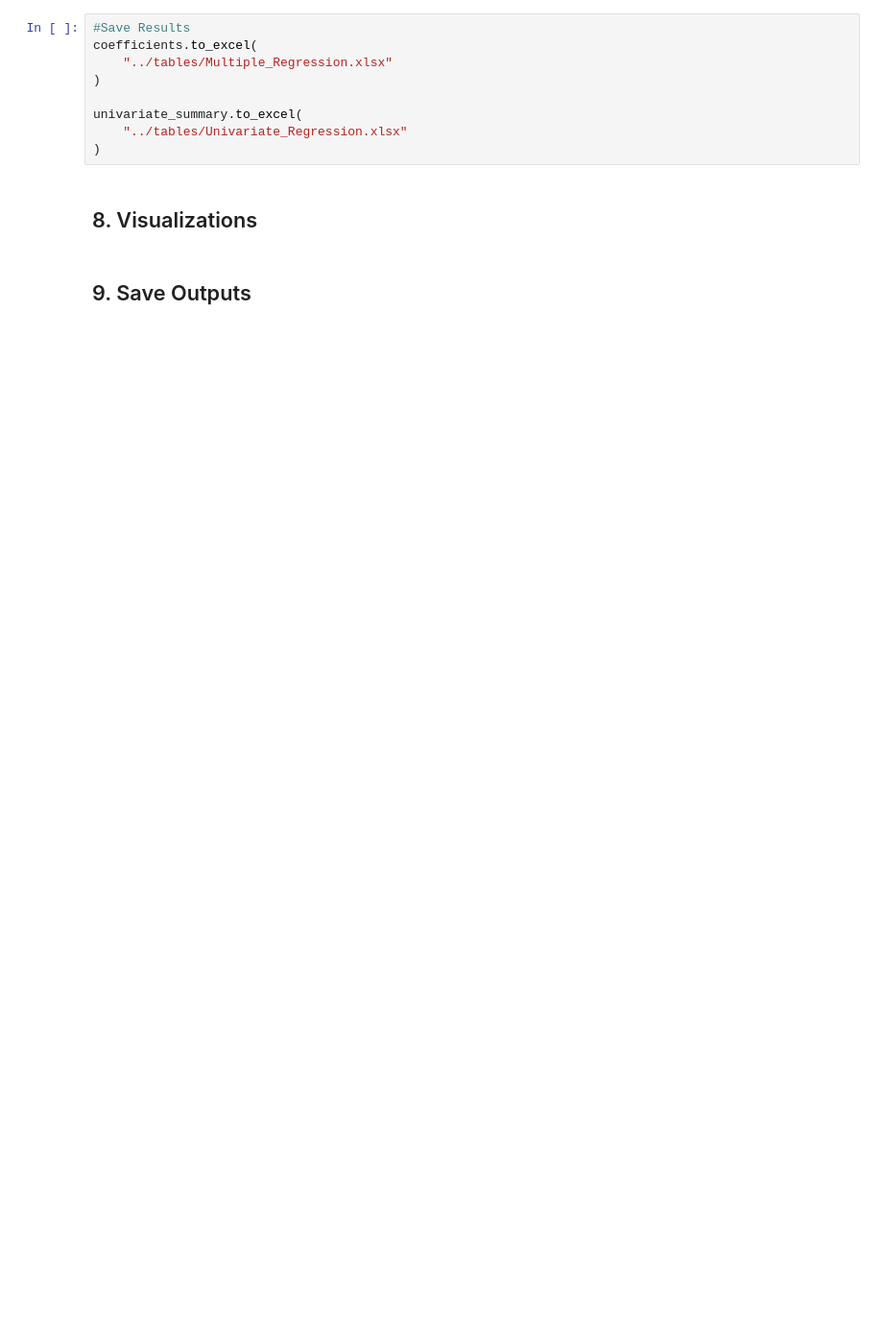
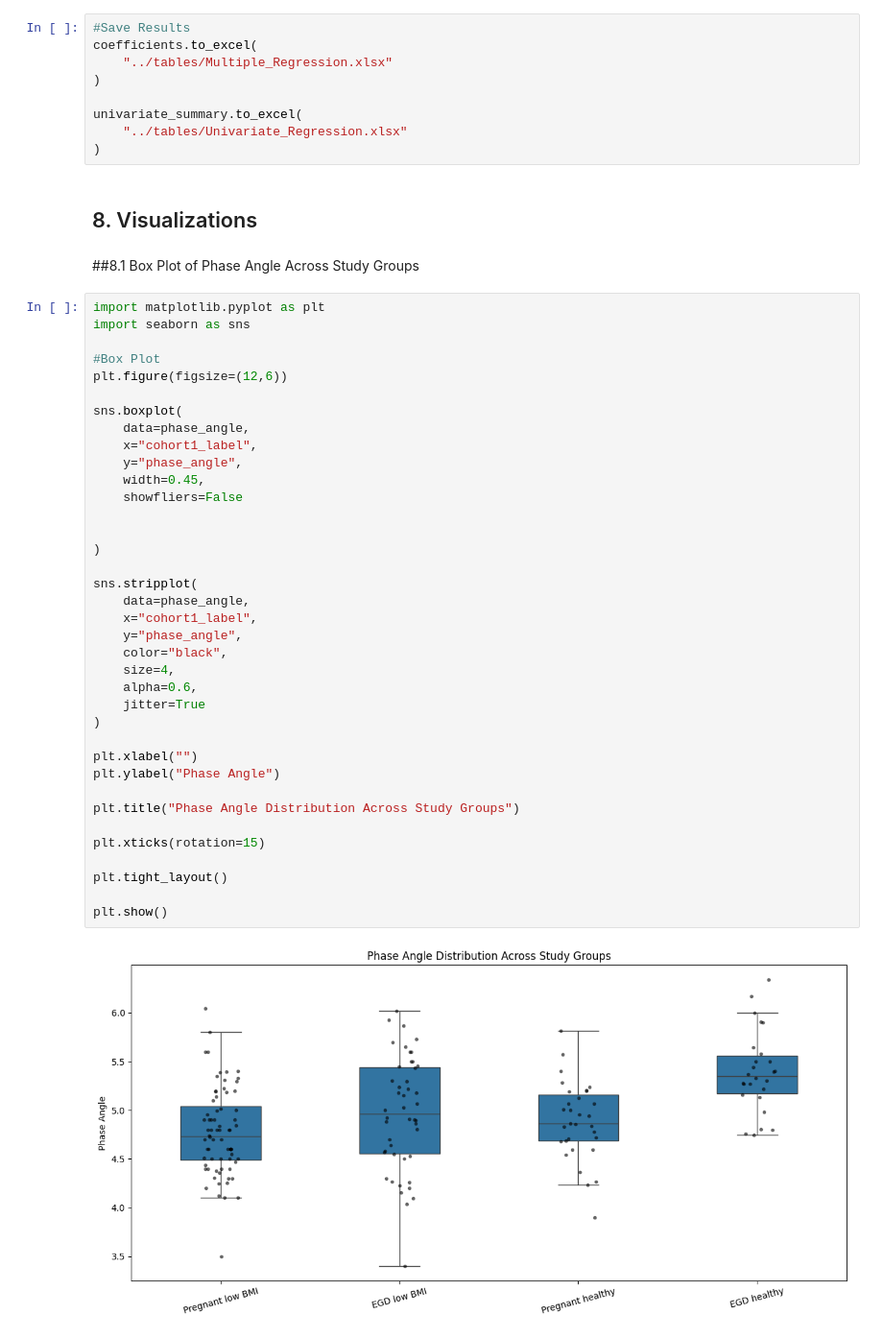
Before and after one commit to SabrinaMannan/bia-phase-angle-analysis, a Jupyter notebook: notebooks/BIA_phase_angle.ipynb, the cells around one changed output. Shown at 96% size. Cells and saved outputs as stored; diff of their text form; blank space fills up the shorter version.

Commit message:
visualizations done

```diff
--- a/notebooks/BIA_phase_angle.ipynb
+++ b/notebooks/BIA_phase_angle.ipynb
@@ -1266,5 +1304,44 @@ univariate_summary.to_excel(
 )
 # %% [markdown]
 ## 8. Visualizations
-# %% [markdown]
-## 9. Save Outputs
+# %% [markdown]
+##8.1 Box Plot of Phase Angle Across Study Groups
+# %%
+import matplotlib.pyplot as plt
+import seaborn as sns
+
+#Box Plot
+plt.figure(figsize=(12,6))
+
+sns.boxplot(
+    data=phase_angle,
+    x="cohort1_label",
+    y="phase_angle",
+    width=0.45,
+    showfliers=False
+
+
+)
+
+sns.stripplot(
+    data=phase_angle,
+    x="cohort1_label",
+    y="phase_angle",
+    color="black",
+    size=4,
+    alpha=0.6,
+    jitter=True
+)
+
+plt.xlabel("")
+plt.ylabel("Phase Angle")
+
+plt.title("Phase Angle Distribution Across Study Groups")
+
+plt.xticks(rotation=15)
+
+plt.tight_layout()
+
+plt.show()
+# %% [output]
+[figure, added]
```
Also changed, not shown: parts of 26 cells of this notebook, 3 other files.
